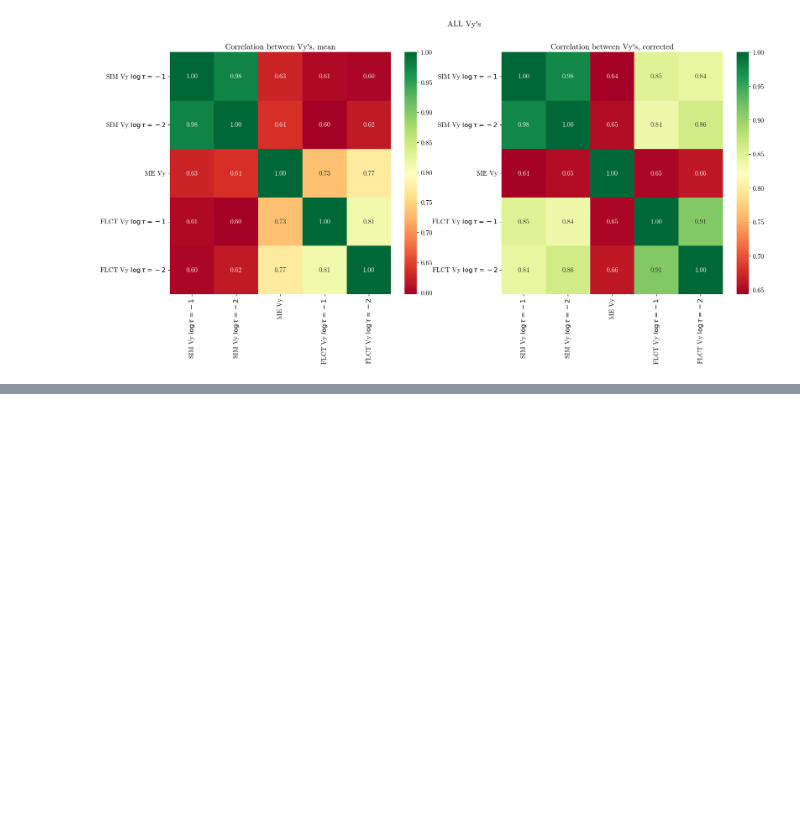
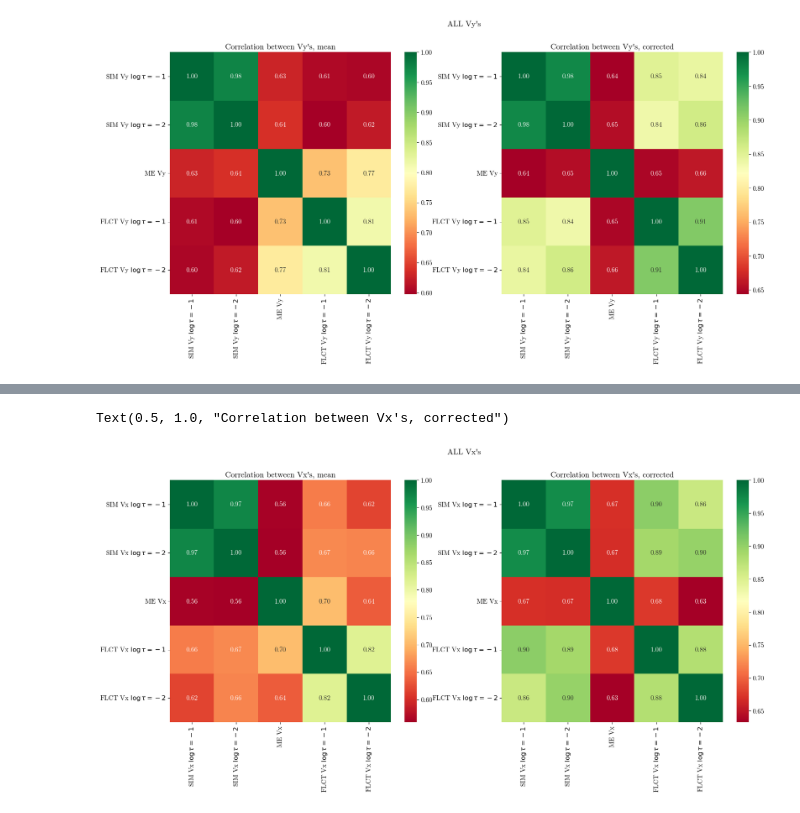
Before and after one commit to TheodoreKostic/Tracking_features, a Jupyter notebook: FirstPaper/MilneEddington_Bz_tracking.ipynb, the cells around one changed output, grey strips where cells are left out. Saved outputs shown, nothing was run; the diff lists cells and outputs as text; code cells hidden in the pictures; blank space fills up the shorter version.

Commit message:
Added comparison for 300 km and velocity plots

```diff
--- a/FirstPaper/MilneEddington_Bz_tracking.ipynb
+++ b/FirstPaper/MilneEddington_Bz_tracking.ipynb
@@ -215,0 +233,37 @@ Text(0.5, 1.0, "Correlation between Vy's, corrected")
+# %%
+Vx_BzFeI_cor3 = mean_v_from_file("pyFLCT_vx_vy_fwhm_300_dt_30_Bz_FeI_tracked.fits")
+Vy_BzFeI_cor3 = mean_vy_from_file("pyFLCT_vx_vy_fwhm_300_dt_30_Bz_FeI_tracked.fits")
+# %%
+Vx_Bz2_cor3 = Vx_Bz2_cor3[::2,::2]
+Vy_Bz2_cor3 = Vy_Bz2_cor3[::2,::2]
+# %%
+Vx_Bz1_cor3 = Vx_Bz1_cor3[::2,::2]
+Vy_Bz1_cor3 = Vy_Bz1_cor3[::2,::2]
+# %%
+Vx_BzFeI3_mean = temporal_avg(Vx_ME3_FeI, 0, 90)
+Vy_BzFeI3_mean = temporal_avg(Vy_ME3_FeI, 0, 90)
+# %%
+correlation_matrix = np.corrcoef([Vxm1_filtered300[:,:].ravel(), Vxm2_filtered300[:,:].ravel(),
+                     Vx_BzFeI3_mean[:,:].ravel(), Vx_Bz1_mean[:,:].ravel(),
+                     Vx_Bz2_mean[:,:].ravel()])
+fig = plt.figure(figsize = (20,8))
+fig.suptitle("ALL Vx\'s")
+ax1 = fig.add_subplot(121)
+sns.heatmap(correlation_matrix, annot=True, fmt=".2f", cmap='RdYlGn',
+            xticklabels=['SIM Vx $\log\\tau = -1$', 'SIM Vx $\log\\tau = -2$', 'ME Vx', 'FLCT Vx $\log\\tau = -1$', 'FLCT Vx $\log\\tau = -2$'],
+            yticklabels=['SIM Vx $\log\\tau = -1$', 'SIM Vx $\log\\tau = -2$', 'ME Vx', 'FLCT Vx $\log\\tau = -1$', 'FLCT Vx $\log\\tau = -2$'])
+plt.title("Correlation between Vx\'s, mean")
+
+correlation_matrix = np.corrcoef([Vxm1_filtered300[:,:].ravel(), Vxm2_filtered300[:,:].ravel(),
+                     Vx_BzFeI_cor3[:,:].ravel(), Vx_Bz1_cor3[:,:].ravel(),
+                     Vx_Bz2_cor3[:,:].ravel()])
+
+ax2 = fig.add_subplot(122)
+sns.heatmap(correlation_matrix, annot=True, fmt=".2f", cmap='RdYlGn',
+            xticklabels=['SIM Vx $\log\\tau = -1$', 'SIM Vx $\log\\tau = -2$', 'ME Vx', 'FLCT Vx $\log\\tau = -1$', 'FLCT Vx $\log\\tau = -2$'],
+            yticklabels=['SIM Vx $\log\\tau = -1$', 'SIM Vx $\log\\tau = -2$', 'ME Vx', 'FLCT Vx $\log\\tau = -1$', 'FLCT Vx $\log\\tau = -2$'])
+plt.title("Correlation between Vx\'s, corrected")
+#plt.savefig("Correlatio_0_MgvsFe.png", dpi = 70)
+# %% [output]
+Text(0.5, 1.0, "Correlation between Vx's, corrected")
+[figure, added]
```
Also changed, not shown: parts of 37 cells of this notebook.
